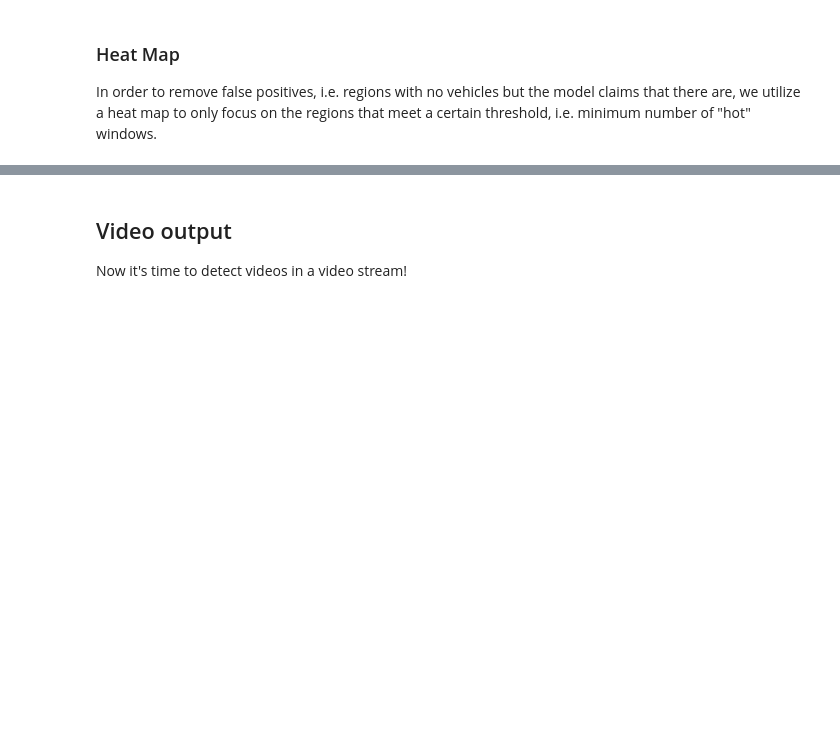
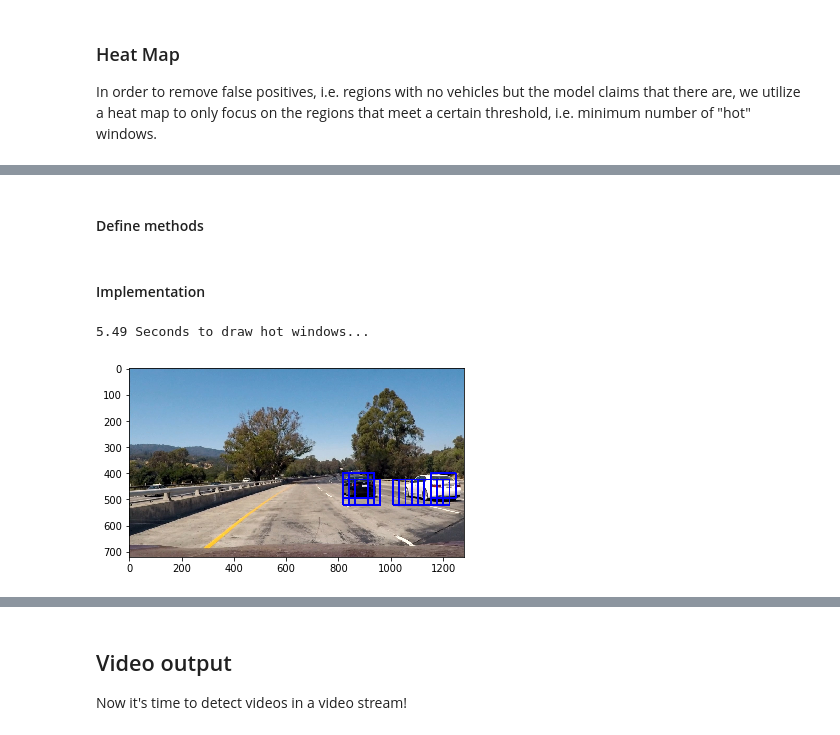
Before and after one commit to hgw2101/CarND-Vehicle-Detection, a Jupyter notebook: model.ipynb, the cells around one changed output, grey strips where cells are left out. Drawn from its saved outputs; the diff is of its cells as text; code cells hidden in the pictures; blank space fills up the shorter version.

Commit message:
implement the efficient HOG extraction method; refactor code (still more to go

```diff
--- a/model.ipynb
+++ b/model.ipynb
@@ -456,0 +472,2 @@ plt.imshow(window_img)
+# %% [markdown]
+#### Define methods
@@ -457,3 +570,35 @@ plt.imshow(window_img)
+# %% [markdown]
+#### Implementation
+# %%
+t=time.time()
+
+image = mpimg.imread('test_images/test1.jpg')
+
+ystart = 400
+ystop = 670
+scale = 1.5
+conv = 'RGB2HSV'
+
+hot_windows = []
+
+scale_start = 0.9
+scale_end = 1.5
+scale_increment = 0.05
+
+while (scale_start <= scale_end):
+    # unlike the slide_window method, find_cars return hot_windows directly
+    hot_windows += find_cars(image, ystart, ystop, scale, svc, X_scaler, orient, pix_per_cell, cell_per_block, spatial_size, hist_bins, conv)
+    scale_start += scale_increment
+
+window_img = draw_boxes(draw_image, hot_windows, color=(0, 0, 255), thick=6)
+
+plt.imshow(out_img)
+
+t2 = time.time()
+print(round(t2-t, 2), 'Seconds to draw hot windows...')
+# %% [output]
+5.49 Seconds to draw hot windows...
+[figure, added]
 # %%
 # Draw heat box
 
```
Also changed, not shown: parts of 12 cells of this notebook.
